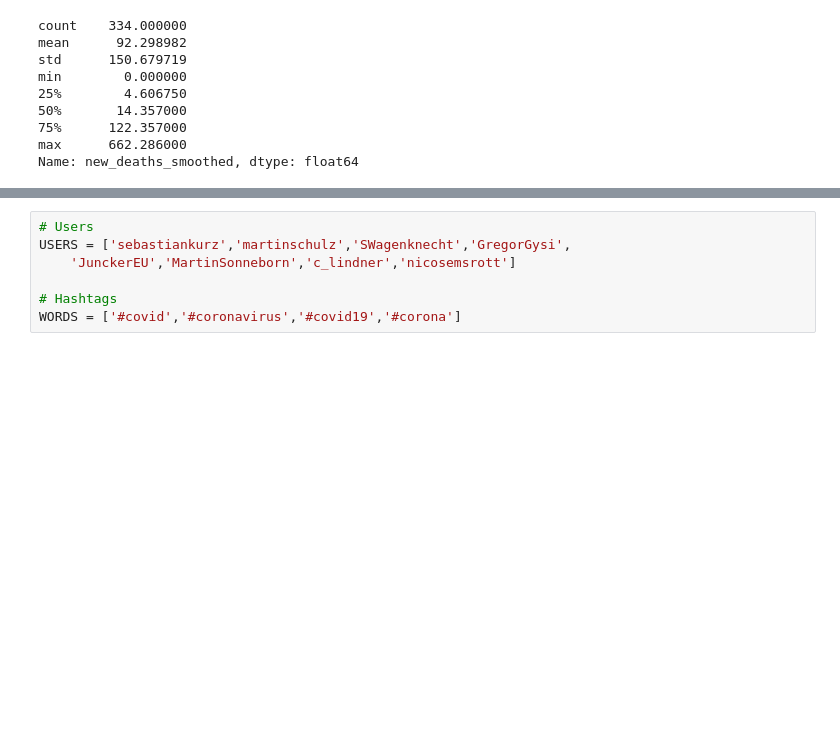
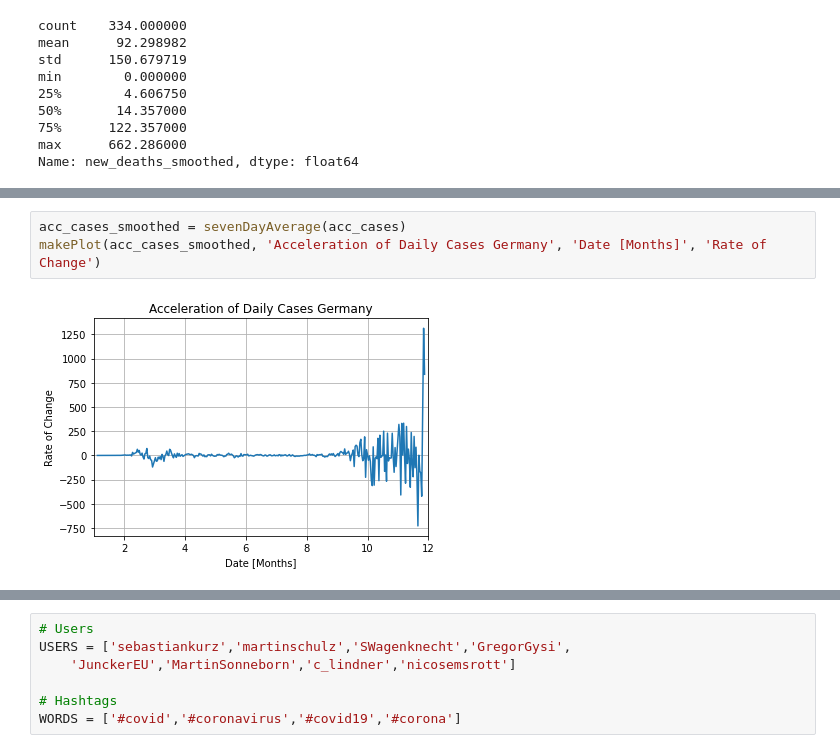
Before and after one commit to huestisk/covid-twitter, a Jupyter notebook: report.ipynb, the cells around one changed output, grey strips where cells are left out. Cells and saved outputs as stored; diff of their text form; blank space fills up the shorter version.

```diff
--- a/report.ipynb
+++ b/report.ipynb
@@ -115,0 +173,5 @@ Name: new_deaths_smoothed, dtype: float64
+# %%
+acc_cases_smoothed = sevenDayAverage(acc_cases)
+makePlot(acc_cases_smoothed, 'Acceleration of Daily Cases Germany', 'Date [Months]', 'Rate of Change')
+# %% [output]
+[figure, added]
```
Also changed, not shown: parts of 29 cells of this notebook, 2 other files.
